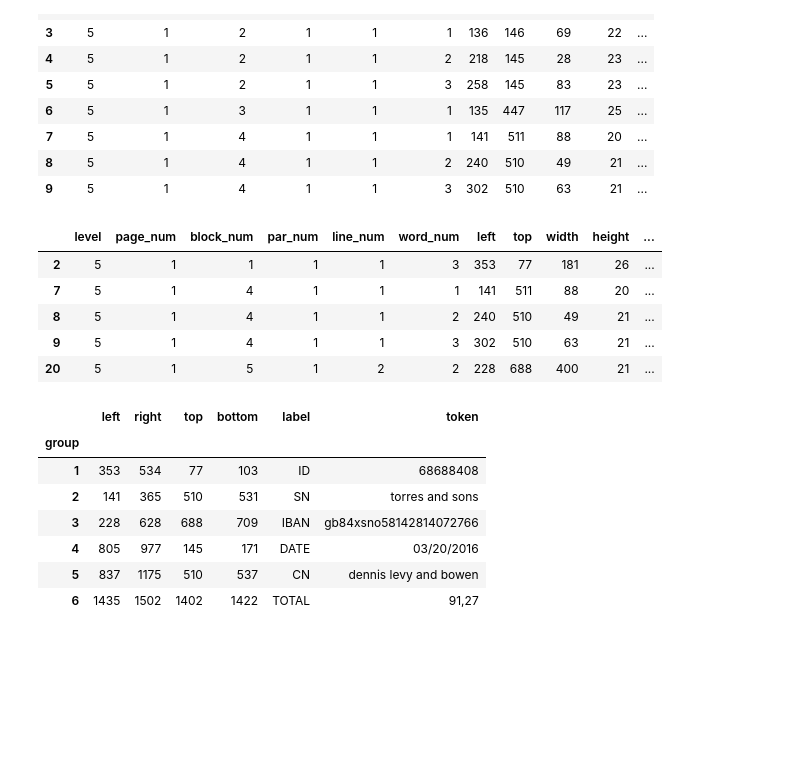
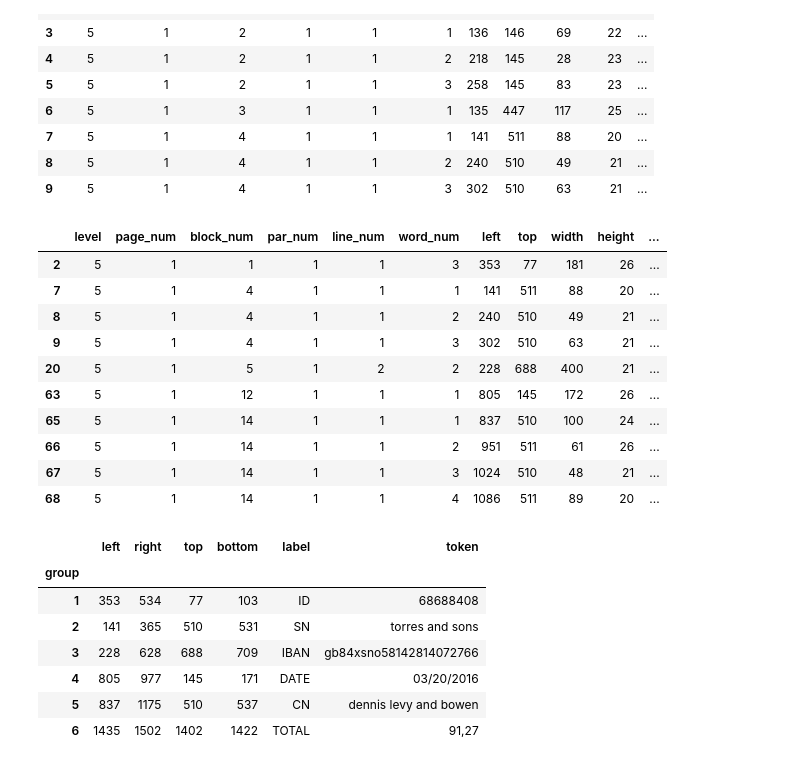
Before and after one commit to Younes-Barkat/Bill-Wise-V2.0, a Jupyter notebook: 1_BillNER/predictions.ipynb, the cells around one changed output. Drawn from its saved outputs; the diff is of its cells as text; code cells hidden in the pictures; blank space fills up the shorter version.

```diff
--- a/1_BillNER/predictions.ipynb
+++ b/1_BillNER/predictions.ipynb
@@ -165,14 +165,19 @@ cv2.waitKey(0)
 cv2.destroyAllWindows()
 # %%
 bb_df['label'] = bb_df['label'].apply(lambda x: x[2:])
-bb_df.head()
+bb_df.head(10)
 # %% [output]
 |  | level | page_num | block_num | par_num | line_num | word_num | left | top | width | height | ... |
 | 2 | 5 | 1 | 1 | 1 | 1 | 3 | 353 | 77 | 181 | 26 | ... |
 | 7 | 5 | 1 | 4 | 1 | 1 | 1 | 141 | 511 | 88 | 20 | ... |
 | 8 | 5 | 1 | 4 | 1 | 1 | 2 | 240 | 510 | 49 | 21 | ... |
 | 9 | 5 | 1 | 4 | 1 | 1 | 3 | 302 | 510 | 63 | 21 | ... |
 | 20 | 5 | 1 | 5 | 1 | 2 | 2 | 228 | 688 | 400 | 21 | ... |
+| 63 | 5 | 1 | 12 | 1 | 1 | 1 | 805 | 145 | 172 | 26 | ... |
+| 65 | 5 | 1 | 14 | 1 | 1 | 1 | 837 | 510 | 100 | 24 | ... |
+| 66 | 5 | 1 | 14 | 1 | 1 | 2 | 951 | 511 | 61 | 26 | ... |
+| 67 | 5 | 1 | 14 | 1 | 1 | 3 | 1024 | 510 | 48 | 21 | ... |
+| 68 | 5 | 1 | 14 | 1 | 1 | 4 | 1086 | 511 | 89 | 20 | ... |
 # %%
 class group_gen():
     def __init__(self):
```
Also changed, not shown: parts of 4 cells of this notebook.
